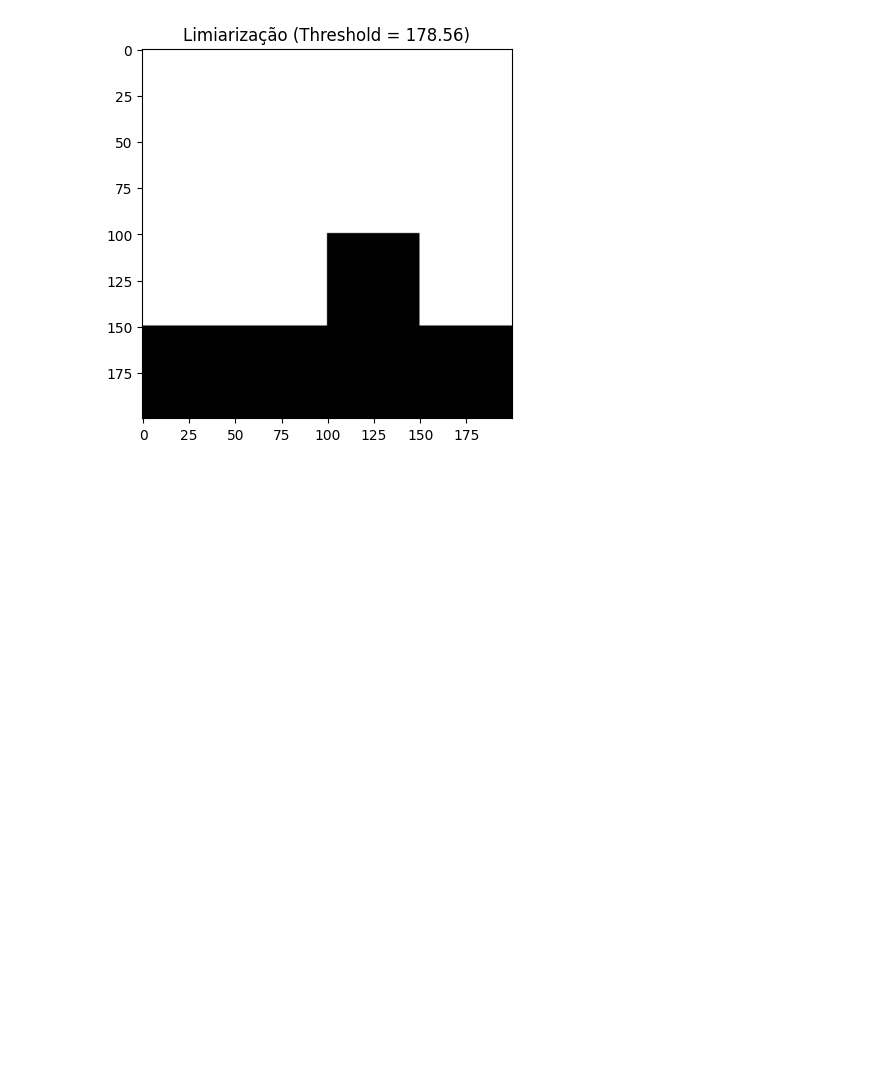
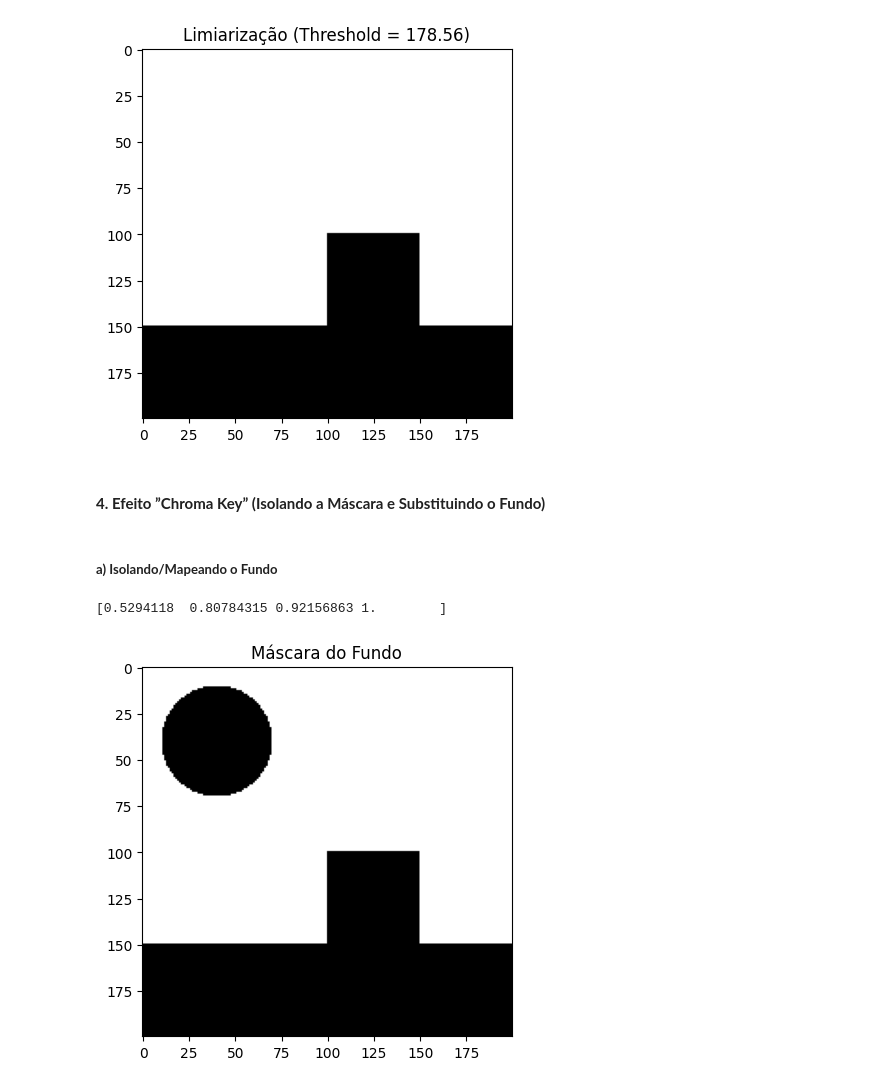
Before and after one commit to andref03/Processamento-Digital-Imagens-PDI, a Jupyter notebook: atividade_pratica_01/questao_01.ipynb, the cells around one changed output. Cells and saved outputs as stored; diff of their text form; code cells hidden in the pictures; blank space fills up the shorter version.

Commit message:
implementing questions 4A, 4B, and 4C with a chroma key effect

```diff
--- a/atividade_pratica_01/questao_01.ipynb
+++ b/atividade_pratica_01/questao_01.ipynb
@@ -136,3 +136,29 @@ plt.title(f'Limiarização (Threshold = {threshold:.2f})')
 plt.show()
 # %% [output]
 [figure]
+# %% [markdown]
+#### **4. Efeito ”Chroma Key” (Isolando a Máscara e Substituindo o Fundo)**
+# %% [markdown]
+##### **a) Isolando/Mapeando o Fundo**
+# %%
+print(img_q2_a[10, 10])  # pega um ponto do céu
+# %% [output]
+[0.5294118  0.80784315 0.92156863 1.        ]
+# %%
+# valores de R, G, B do céu (normalizados entre 0 e 1)
+R_ref = 0.5294118
+G_ref = 0.80784315
+B_ref = 0.92156863
+
+# criando máscara booleana do fundo
+mascara_fundo = (
+    (np.abs(img_q2_a[:, :, 0] - R_ref) <= 0.05) &
+    (np.abs(img_q2_a[:, :, 1] - G_ref) <= 0.05) &
+    (np.abs(img_q2_a[:, :, 2] - B_ref) <= 0.05)
+)
+
+plt.imshow(mascara_fundo, cmap='gray')
+plt.title('Máscara do Fundo')
+plt.show()
+# %% [output]
+[figure, added]
```
Also changed, not shown: parts of 4 cells of this notebook.
